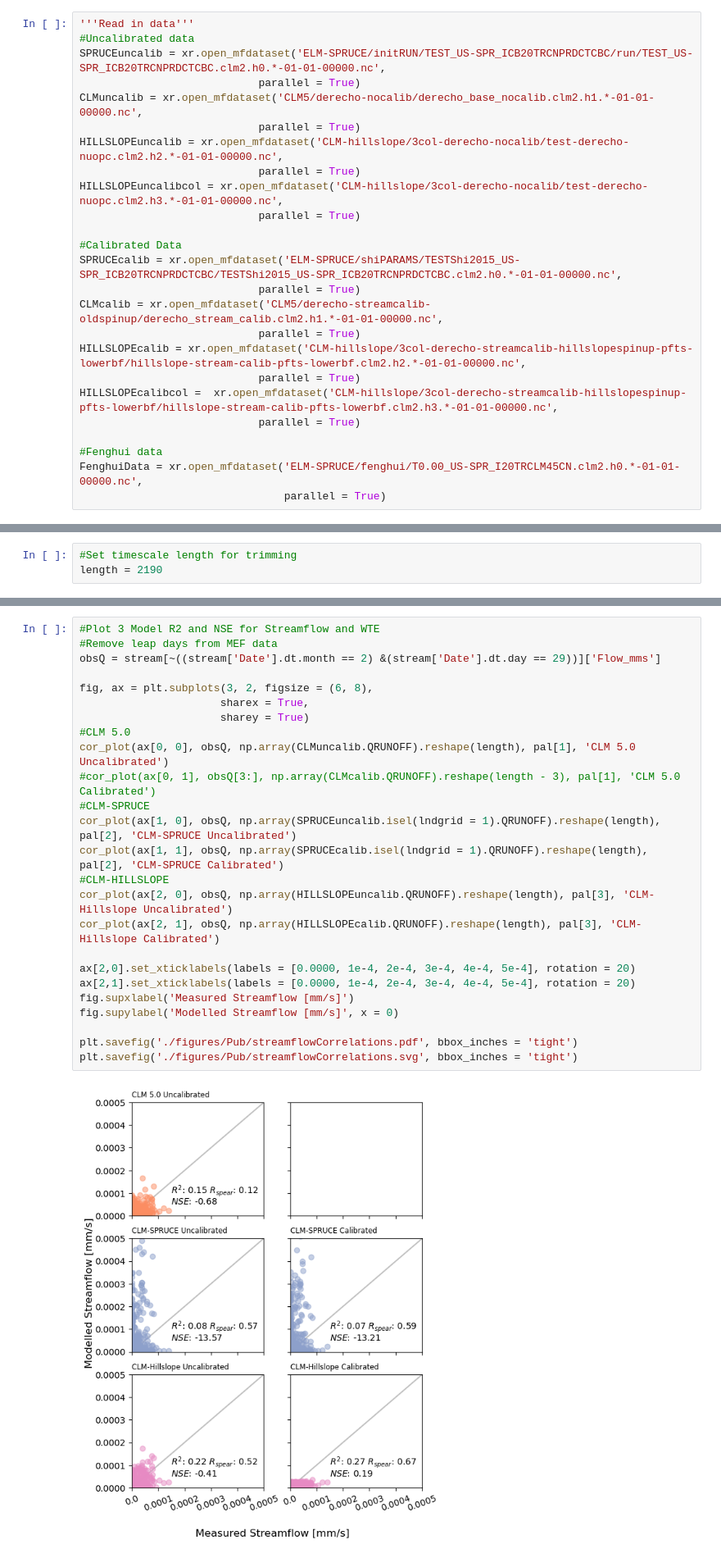
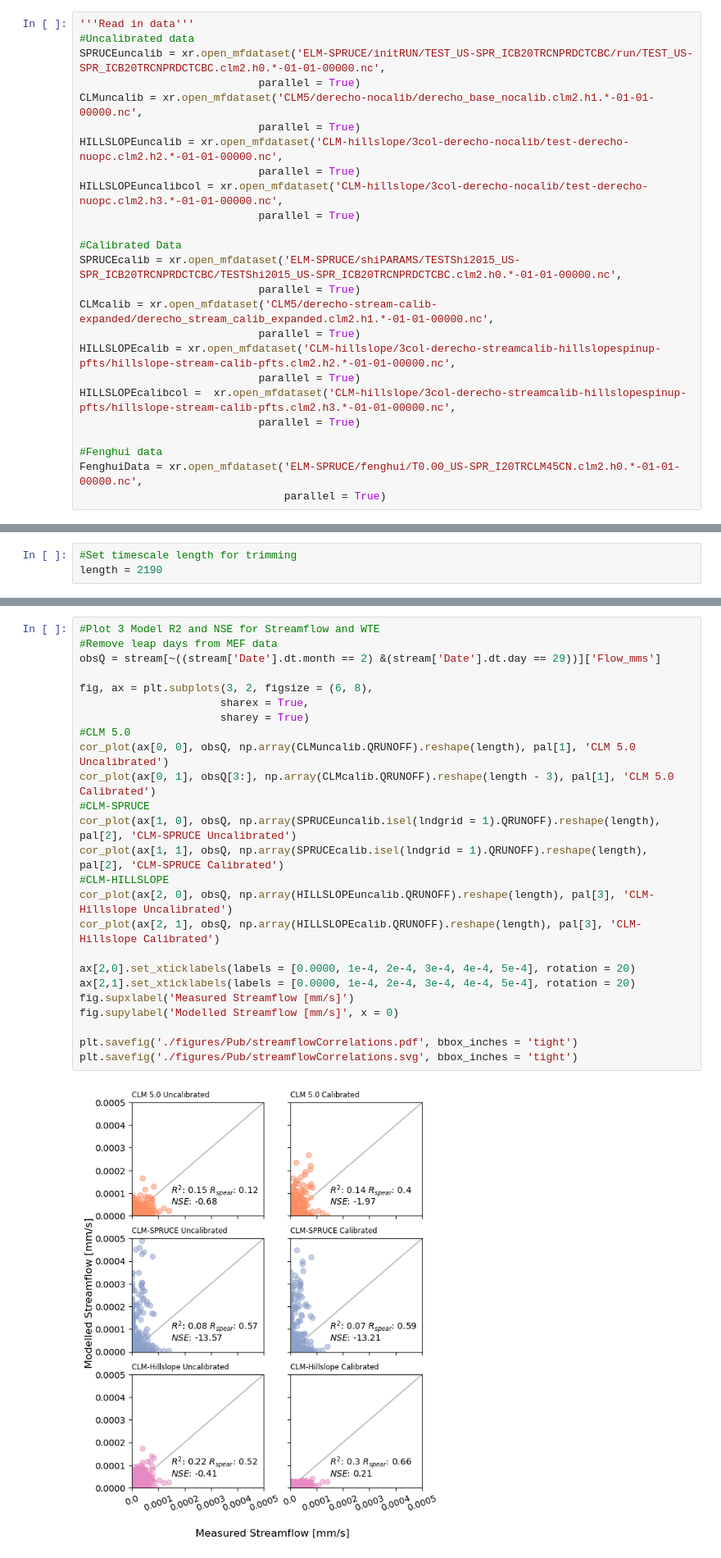
Before and after one commit to mwdjones/peatlandMIP, a Jupyter notebook: 03_plots-HillslopePaper.ipynb, the cells around one changed output, grey strips where cells are left out. Shown at 82% size. Saved outputs shown, nothing was run; the diff lists cells and outputs as text.

Commit message:
edited figures

```diff
--- a/03_plots-HillslopePaper.ipynb
+++ b/03_plots-HillslopePaper.ipynb
@@ -120,11 +120,11 @@ HILLSLOPEuncalibcol = xr.open_mfdataset('CLM-hillslope/3col-derecho-nocalib/test
 #Calibrated Data
 SPRUCEcalib = xr.open_mfdataset('ELM-SPRUCE/shiPARAMS/TESTShi2015_US-SPR_ICB20TRCNPRDCTCBC/TESTShi2015_US-SPR_ICB20TRCNPRDCTCBC.clm2.h0.*-01-01-00000.nc',
                             parallel = True)
-CLMcalib = xr.open_mfdataset('CLM5/derecho-streamcalib-oldspinup/derecho_stream_calib.clm2.h1.*-01-01-00000.nc',
+CLMcalib = xr.open_mfdataset('CLM5/derecho-stream-calib-expanded/derecho_stream_calib_expanded.clm2.h1.*-01-01-00000.nc',
                             parallel = True)
-HILLSLOPEcalib = xr.open_mfdataset('CLM-hillslope/3col-derecho-streamcalib-hillslopespinup-pfts-lowerbf/hillslope-stream-calib-pfts-lowerbf.clm2.h2.*-01-01-00000.nc',
+HILLSLOPEcalib = xr.open_mfdataset('CLM-hillslope/3col-derecho-streamcalib-hillslopespinup-pfts/hillslope-stream-calib-pfts.clm2.h2.*-01-01-00000.nc',
                             parallel = True)
-HILLSLOPEcalibcol =  xr.open_mfdataset('CLM-hillslope/3col-derecho-streamcalib-hillslopespinup-pfts-lowerbf/hillslope-stream-calib-pfts-lowerbf.clm2.h3.*-01-01-00000.nc',
+HILLSLOPEcalibcol =  xr.open_mfdataset('CLM-hillslope/3col-derecho-streamcalib-hillslopespinup-pfts/hillslope-stream-calib-pfts.clm2.h3.*-01-01-00000.nc',
                             parallel = True)
 
 #Fenghui data
@@ -267,30 +267,30 @@ plt.savefig('./figures/Pub/FDC.svg', bbox_inches = 'tight')
 # %%
 #Plot 3 Model R2 and NSE for Streamflow and WTE
 #Remove leap days from MEF data
 obsQ = stream[~((stream['Date'].dt.month == 2) &(stream['Date'].dt.day == 29))]['Flow_mms']
 
 fig, ax = plt.subplots(3, 2, figsize = (6, 8),
                       sharex = True,
                       sharey = True)
 #CLM 5.0
 cor_plot(ax[0, 0], obsQ, np.array(CLMuncalib.QRUNOFF).reshape(length), pal[1], 'CLM 5.0 Uncalibrated')
-#cor_plot(ax[0, 1], obsQ[3:], np.array(CLMcalib.QRUNOFF).reshape(length - 3), pal[1], 'CLM 5.0 Calibrated')
+cor_plot(ax[0, 1], obsQ[3:], np.array(CLMcalib.QRUNOFF).reshape(length - 3), pal[1], 'CLM 5.0 Calibrated')
 #CLM-SPRUCE
 cor_plot(ax[1, 0], obsQ, np.array(SPRUCEuncalib.isel(lndgrid = 1).QRUNOFF).reshape(length), pal[2], 'CLM-SPRUCE Uncalibrated')
 cor_plot(ax[1, 1], obsQ, np.array(SPRUCEcalib.isel(lndgrid = 1).QRUNOFF).reshape(length), pal[2], 'CLM-SPRUCE Calibrated')
 #CLM-HILLSLOPE
 cor_plot(ax[2, 0], obsQ, np.array(HILLSLOPEuncalib.QRUNOFF).reshape(length), pal[3], 'CLM-Hillslope Uncalibrated')
 cor_plot(ax[2, 1], obsQ, np.array(HILLSLOPEcalib.QRUNOFF).reshape(length), pal[3], 'CLM-Hillslope Calibrated')
 
 ax[2,0].set_xticklabels(labels = [0.0000, 1e-4, 2e-4, 3e-4, 4e-4, 5e-4], rotation = 20)
 ax[2,1].set_xticklabels(labels = [0.0000, 1e-4, 2e-4, 3e-4, 4e-4, 5e-4], rotation = 20)
 fig.supxlabel('Measured Streamflow [mm/s]')
 fig.supylabel('Modelled Streamflow [mm/s]', x = 0)
 
 plt.savefig('./figures/Pub/streamflowCorrelations.pdf', bbox_inches = 'tight')
 plt.savefig('./figures/Pub/streamflowCorrelations.svg', bbox_inches = 'tight')
 # %% [output]
-[figure, old version]
+[figure, new version]
 # %%
 #Plot 4 Model R2 and NSE for WTE
 #Remove leap days from MEF data
```
Also changed, not shown: parts of 5 cells of this notebook, 17 other files.
